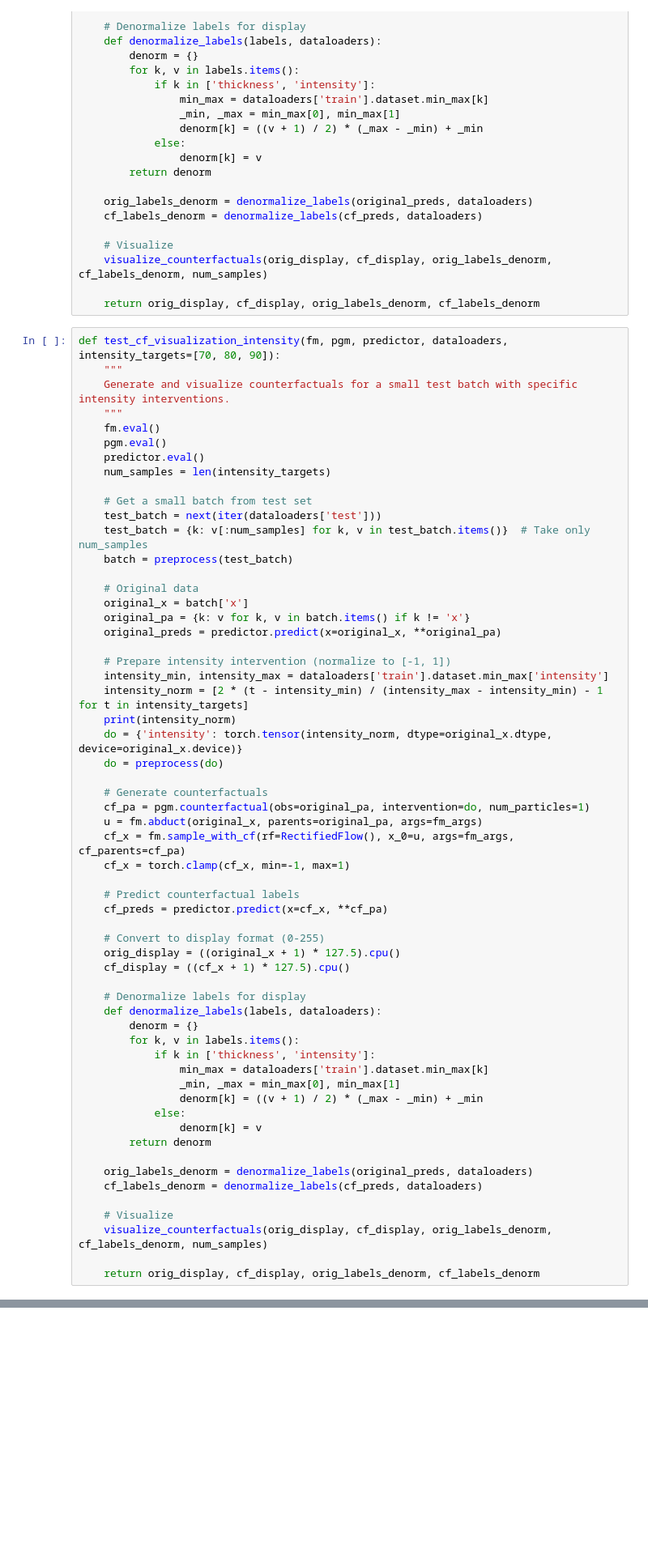
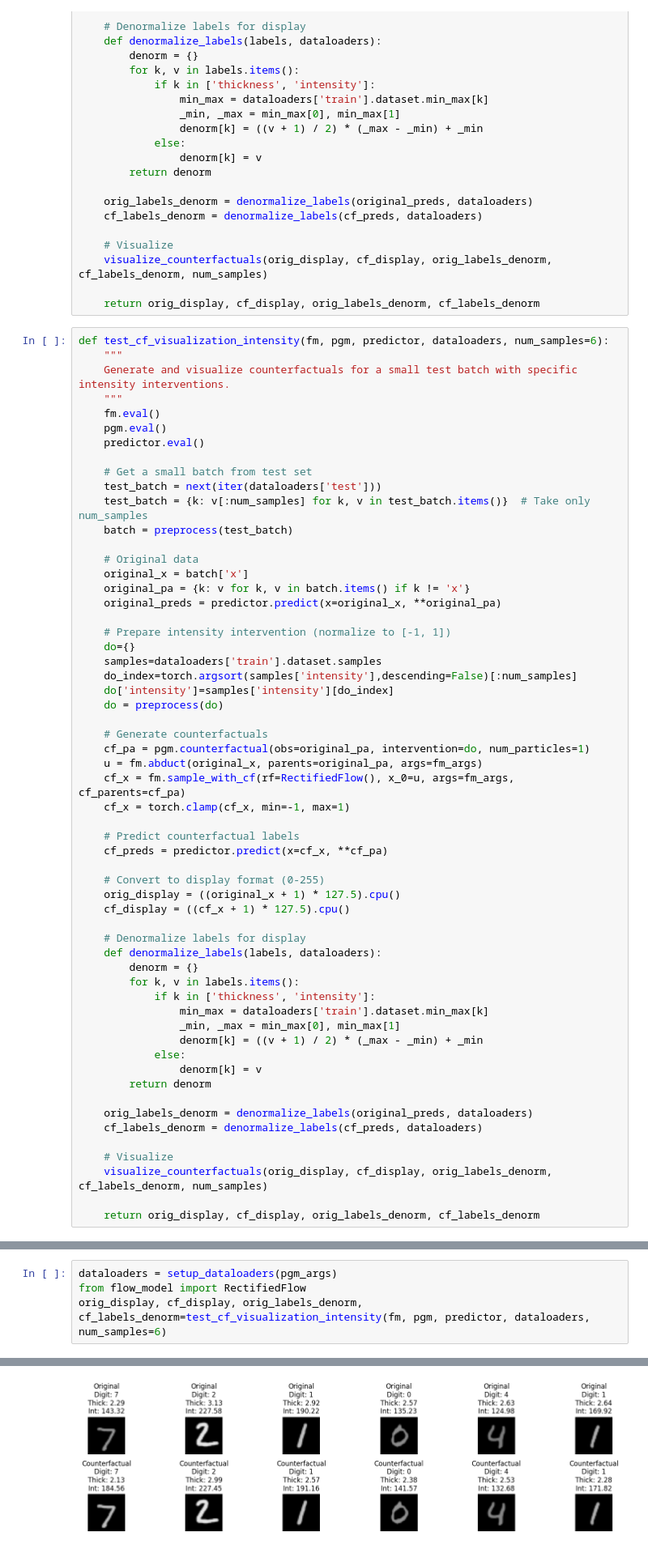
Before and after one commit to GeorgeT27/causal-retified-flow, a Jupyter notebook: src/notebook/counterfactual.ipynb, the cells around one changed output, grey strips where cells are left out. Shown at 81% size. Cells and saved outputs as stored; diff of their text form; blank space fills up the shorter version.

```diff
--- a/src/notebook/counterfactual.ipynb
+++ b/src/notebook/counterfactual.ipynb
@@ -382,14 +375,13 @@ def test_cf_visualization(fm, pgm, predictor, dataloaders, num_samples=8):
 
     return orig_display, cf_display, orig_labels_denorm, cf_labels_denorm
 # %%
-def test_cf_visualization_intensity(fm, pgm, predictor, dataloaders, intensity_targets=[70, 80, 90]):
+def test_cf_visualization_intensity(fm, pgm, predictor, dataloaders, num_samples=6):
     """
     Generate and visualize counterfactuals for a small test batch with specific intensity interventions.
     """
     fm.eval()
     pgm.eval()
     predictor.eval()
-    num_samples = len(intensity_targets)
 
     # Get a small batch from test set
     test_batch = next(iter(dataloaders['test']))
@@ -402,10 +394,10 @@ def test_cf_visualization_intensity(fm, pgm, predictor, dataloaders, intensity_t
     original_preds = predictor.predict(x=original_x, **original_pa)
 
     # Prepare intensity intervention (normalize to [-1, 1])
-    intensity_min, intensity_max = dataloaders['train'].dataset.min_max['intensity']
-    intensity_norm = [2 * (t - intensity_min) / (intensity_max - intensity_min) - 1 for t in intensity_targets]
-    print(intensity_norm)
-    do = {'intensity': torch.tensor(intensity_norm, dtype=original_x.dtype, device=original_x.device)}
+    do={}
+    samples=dataloaders['train'].dataset.samples
+    do_index=torch.argsort(samples['intensity'],descending=False)[:num_samples]
+    do['intensity']=samples['intensity'][do_index]
     do = preprocess(do)
 
     # Generate counterfactuals
@@ -498,0 +459,5 @@ Sample 3: Original=12.28, Counterfactual=12.40, Target=90
+# %%
+dataloaders = setup_dataloaders(pgm_args)
+from flow_model import RectifiedFlow
+orig_display, cf_display, orig_labels_denorm, cf_labels_denorm=test_cf_visualization_intensity(fm, pgm, predictor, dataloaders, num_samples=6)
+# %% [output]
@@ -498,0 +481 @@ Sample 3: Original=12.28, Counterfactual=12.40, Target=90
+[figure, added]
```
Also changed, not shown: parts of 8 cells of this notebook, 8 other files.
